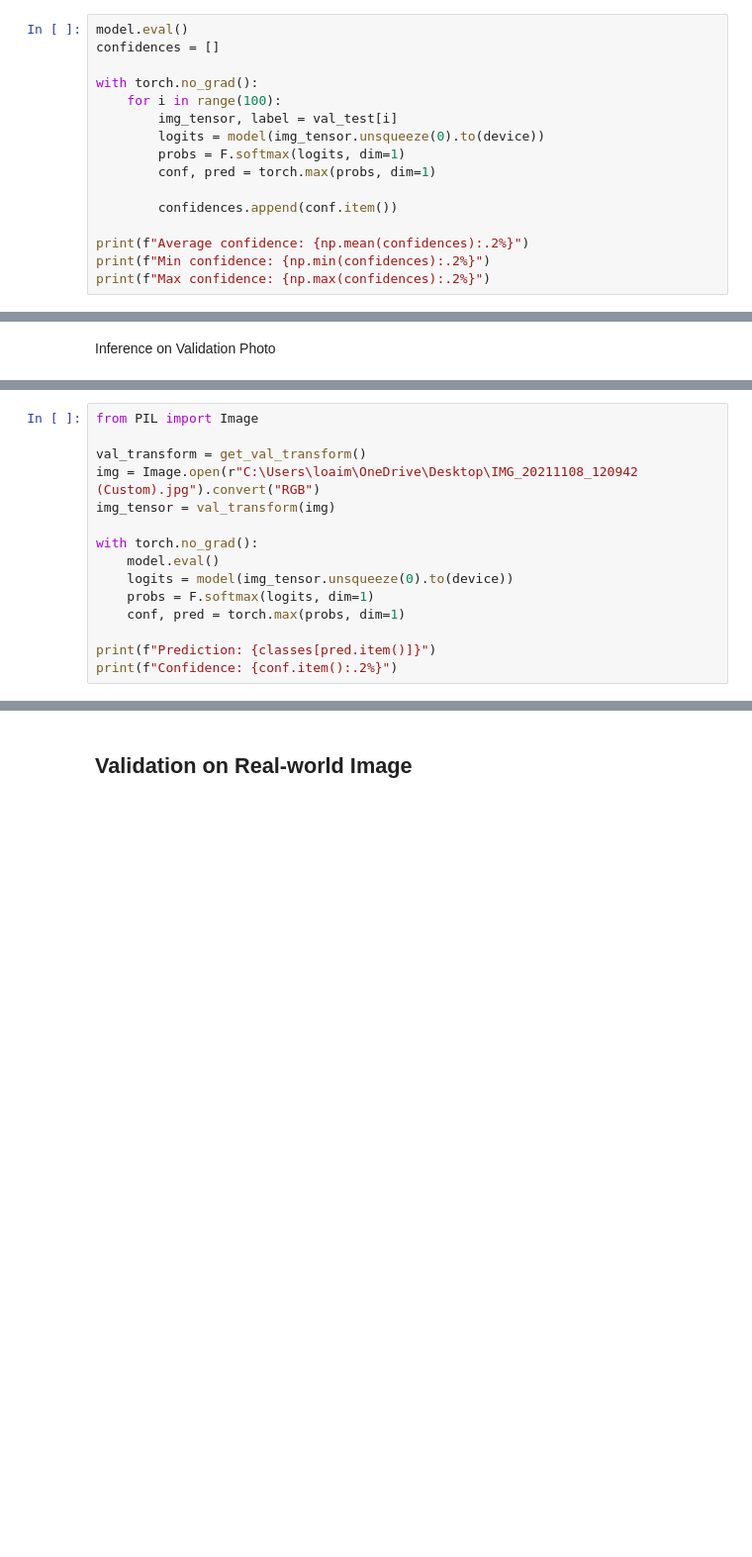
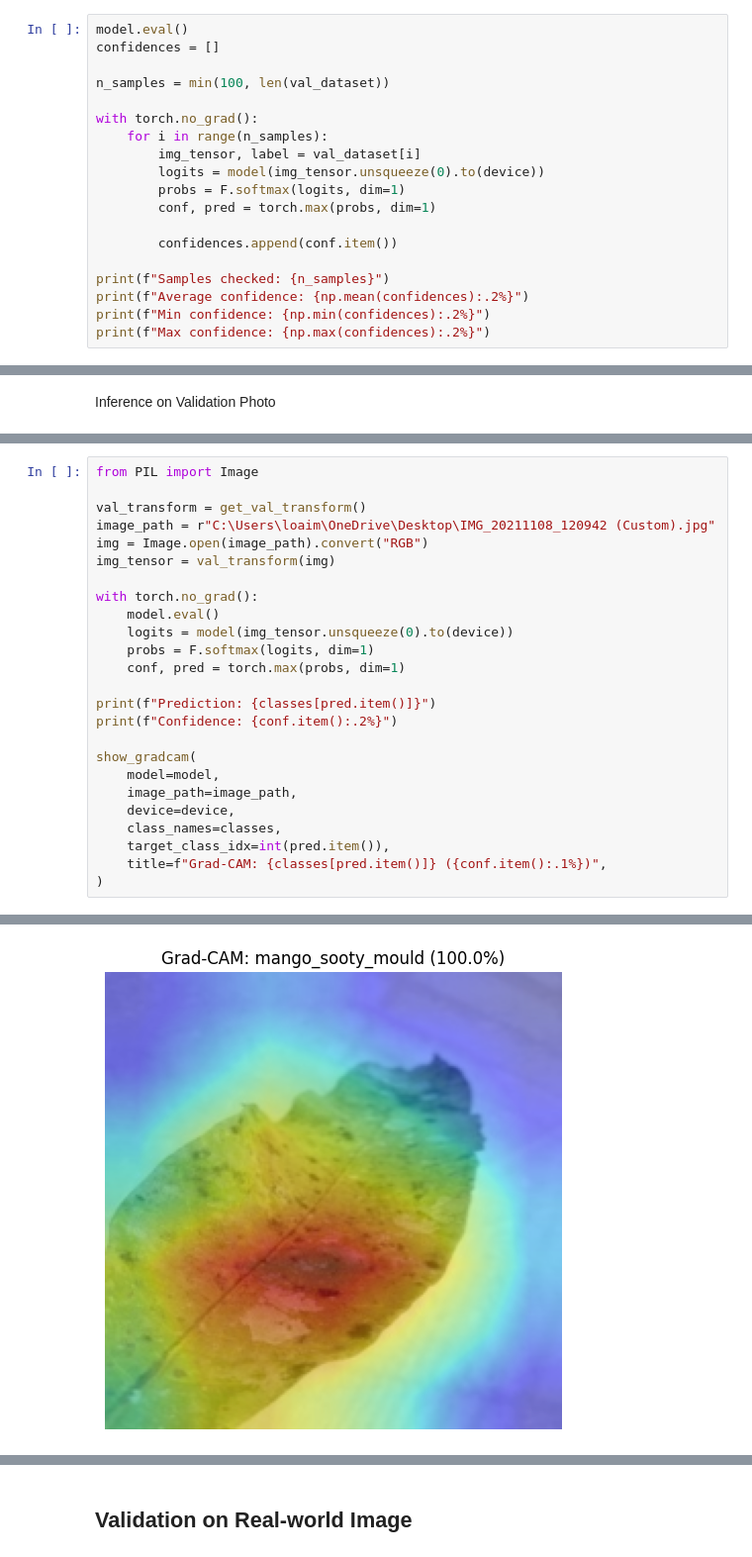
Before and after one commit to LouaiMuhammed/plant-disease-detection-using-cnns, a Jupyter notebook: notebooks/02. mobilenet_model.ipynb, the cells around one changed output, grey strips where cells are left out. Shown at 99% size. Drawn from its saved outputs; the diff is of its cells as text; blank space fills up the shorter version.

```diff
--- a/notebooks/02. mobilenet_model.ipynb
+++ b/notebooks/02. mobilenet_model.ipynb
@@ -289,15 +310,18 @@ import torch.nn.functional as F
 model.eval()
 confidences = []
 
+n_samples = min(100, len(val_dataset))
+
 with torch.no_grad():
-    for i in range(100):
-        img_tensor, label = val_test[i]
+    for i in range(n_samples):
+        img_tensor, label = val_dataset[i]
         logits = model(img_tensor.unsqueeze(0).to(device))
         probs = F.softmax(logits, dim=1)
         conf, pred = torch.max(probs, dim=1)
 
         confidences.append(conf.item())
 
+print(f"Samples checked: {n_samples}")
 print(f"Average confidence: {np.mean(confidences):.2%}")
 print(f"Min confidence: {np.min(confidences):.2%}")
 print(f"Max confidence: {np.max(confidences):.2%}")
@@ -310,21 +418,32 @@ Inference on Validation Photo
 # %%
 from PIL import Image
 
 val_transform = get_val_transform()
-img = Image.open(r"C:\Users\loaim\OneDrive\Desktop\IMG_20211108_120942 (Custom).jpg").convert("RGB")
+image_path = r"C:\Users\loaim\OneDrive\Desktop\IMG_20211108_120942 (Custom).jpg"
+img = Image.open(image_path).convert("RGB")
 img_tensor = val_transform(img)
 
 with torch.no_grad():
     model.eval()
     logits = model(img_tensor.unsqueeze(0).to(device))
     probs = F.softmax(logits, dim=1)
     conf, pred = torch.max(probs, dim=1)
 
 print(f"Prediction: {classes[pred.item()]}")
 print(f"Confidence: {conf.item():.2%}")
+
+show_gradcam(
+    model=model,
+    image_path=image_path,
+    device=device,
+    class_names=classes,
+    target_class_idx=int(pred.item()),
+    title=f"Grad-CAM: {classes[pred.item()]} ({conf.item():.1%})",
+)
 # %% [output]
 Prediction: mango_sooty_mould
 Confidence: 100.00%
+[figure, added]
 # %%
 torch.save({
     "model_state": model.state_dict(),
```
Also changed, not shown: parts of 25 cells of this notebook, 16 other files.
